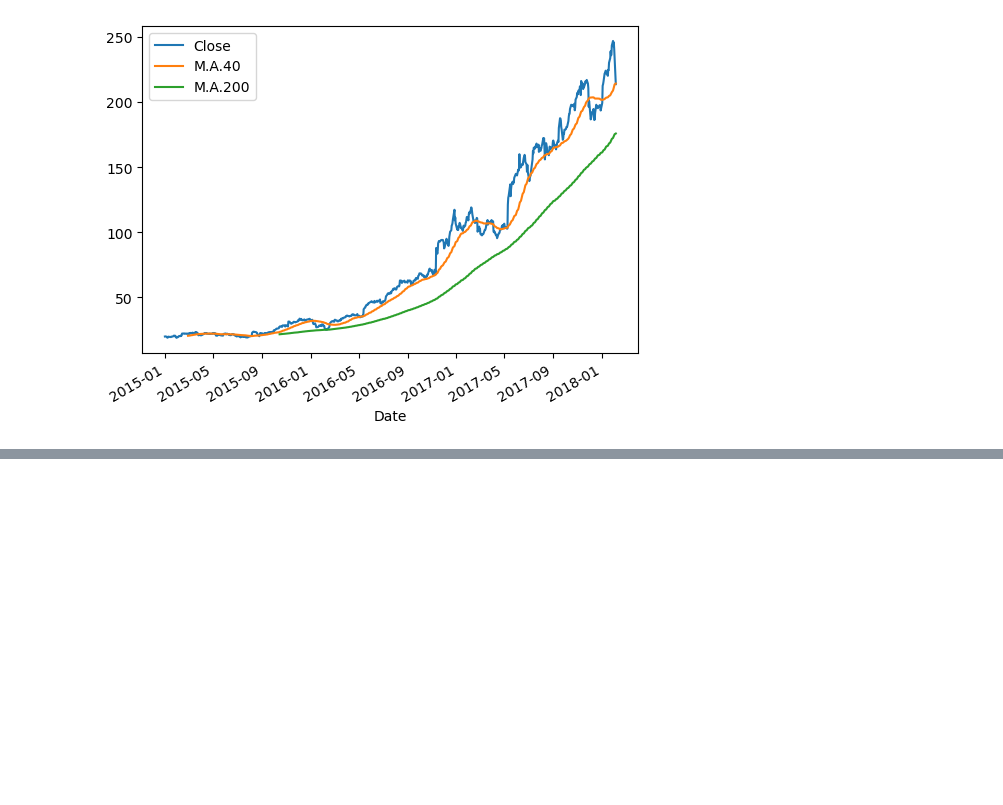
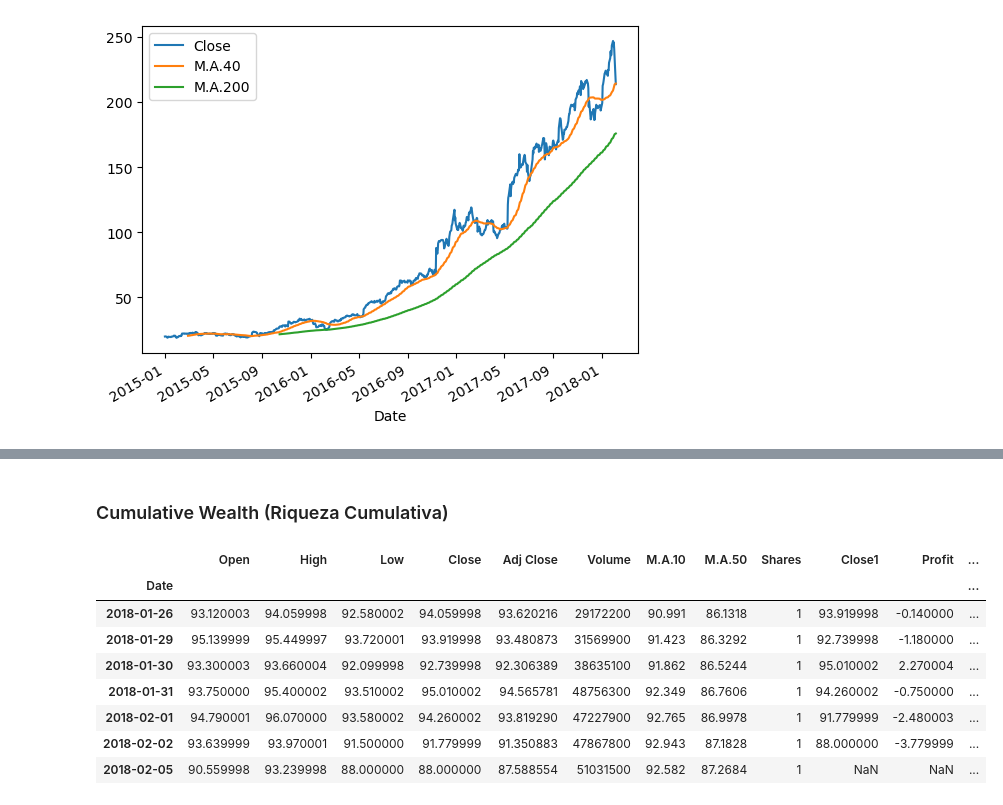
Before and after one commit to Istvan-Abner-Varga/python_analise_financeiro, a Jupyter notebook: Analise_de_Dados_Financeiros.ipynb, the cells around one changed output, grey strips where cells are left out. Cells and saved outputs as stored; diff of their text form; code cells hidden in the pictures; blank space fills up the shorter version.

```diff
--- a/Analise_de_Dados_Financeiros.ipynb
+++ b/Analise_de_Dados_Financeiros.ipynb
@@ -370,0 +198,17 @@ ms['M.A.50'] = ms['Close'].rolling[50].mean() # Slow Signal
+# %% [markdown]
+### Cumulative Wealth (Riqueza Cumulativa)
+# %%
+# .cumsum() soma cumulativa
+ms['Wealth'] = ms['Profit'].cumsum()
+
+ms.tail(7)
+# %% [output]
+|  | Open | High | Low | Close | Adj Close | Volume | M.A.10 | M.A.50 | Shares | Close1 | Profit | ... |
+| Date |  |  |  |  |  |  |  |  |  |  |  | ... |
+| 2018-01-26 | 93.120003 | 94.059998 | 92.580002 | 94.059998 | 93.620216 | 29172200 | 90.991 | 86.1318 | 1 | 93.919998 | -0.140000 | ... |
+| 2018-01-29 | 95.139999 | 95.449997 | 93.720001 | 93.919998 | 93.480873 | 31569900 | 91.423 | 86.3292 | 1 | 92.739998 | -1.180000 | ... |
+| 2018-01-30 | 93.300003 | 93.660004 | 92.099998 | 92.739998 | 92.306389 | 38635100 | 91.862 | 86.5244 | 1 | 95.010002 | 2.270004 | ... |
+| 2018-01-31 | 93.750000 | 95.400002 | 93.510002 | 95.010002 | 94.565781 | 48756300 | 92.349 | 86.7606 | 1 | 94.260002 | -0.750000 | ... |
+| 2018-02-01 | 94.790001 | 96.070000 | 93.580002 | 94.260002 | 93.819290 | 47227900 | 92.765 | 86.9978 | 1 | 91.779999 | -2.480003 | ... |
+| 2018-02-02 | 93.639999 | 93.970001 | 91.500000 | 91.779999 | 91.350883 | 47867800 | 92.943 | 87.1828 | 1 | 88.000000 | -3.779999 | ... |
+| 2018-02-05 | 90.559998 | 93.239998 | 88.000000 | 88.000000 | 87.588554 | 51031500 | 92.582 | 87.2684 | 1 | NaN | NaN | ... |
```
Also changed, not shown: parts of 58 cells of this notebook.
